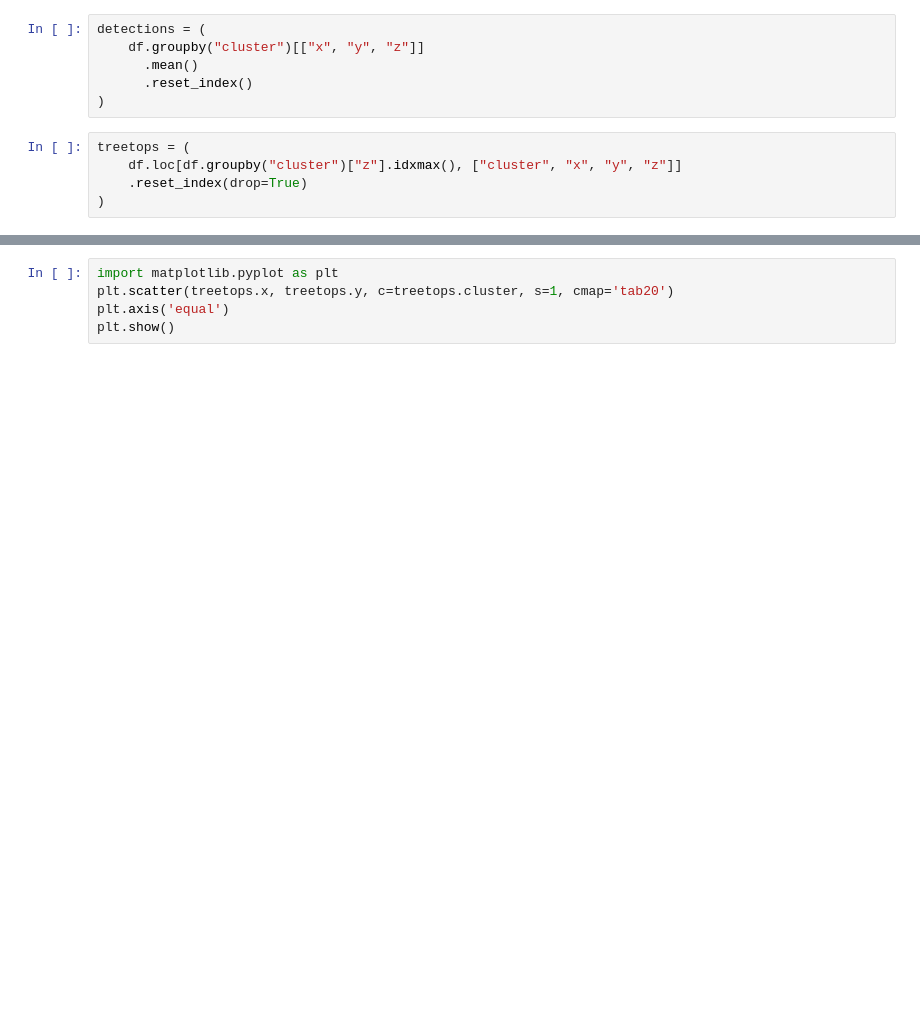
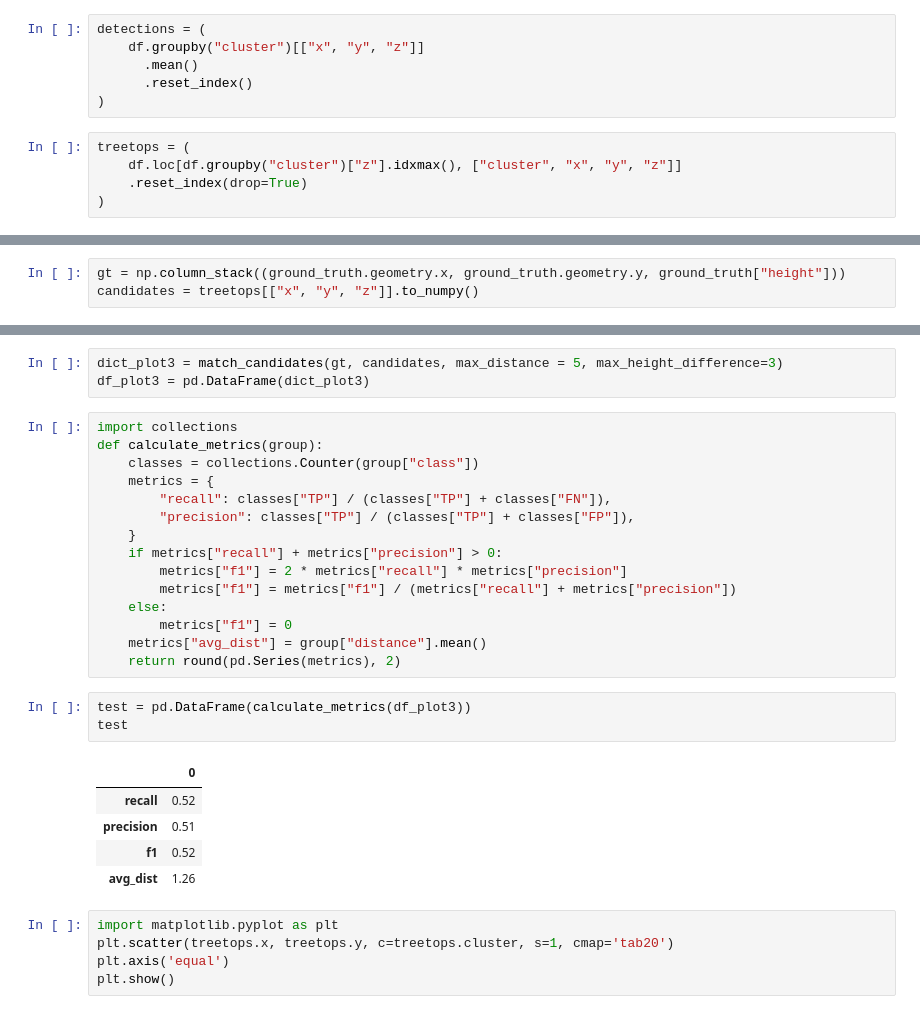
Before and after one commit to rafammi/tree_detection, a Jupyter notebook: scripts/test1.ipynb, the cells around one changed output, grey strips where cells are left out. Saved outputs shown, nothing was run; the diff lists cells and outputs as text; blank space fills up the shorter version.

```diff
--- a/scripts/test1.ipynb
+++ b/scripts/test1.ipynb
@@ -100,0 +169,3 @@ treetops
+# %%
+gt = np.column_stack((ground_truth.geometry.x, ground_truth.geometry.y, ground_truth["height"]))
+candidates = treetops[["x", "y", "z"]].to_numpy()
@@ -101,3 +279,30 @@ treetops
+# %%
+dict_plot3 = match_candidates(gt, candidates, max_distance = 5, max_height_difference=3)
+df_plot3 = pd.DataFrame(dict_plot3)
+# %%
+import collections
+def calculate_metrics(group):
+    classes = collections.Counter(group["class"])
+    metrics = {
+        "recall": classes["TP"] / (classes["TP"] + classes["FN"]),
+        "precision": classes["TP"] / (classes["TP"] + classes["FP"]),
+    }
+    if metrics["recall"] + metrics["precision"] > 0:
+        metrics["f1"] = 2 * metrics["recall"] * metrics["precision"]
+        metrics["f1"] = metrics["f1"] / (metrics["recall"] + metrics["precision"])
+    else:
+        metrics["f1"] = 0
+    metrics["avg_dist"] = group["distance"].mean()
+    return round(pd.Series(metrics), 2)
+# %%
+test = pd.DataFrame(calculate_metrics(df_plot3))
+test
+# %% [output]
+|  | 0 |
+| recall | 0.52 |
+| precision | 0.51 |
+| f1 | 0.52 |
+| avg_dist | 1.26 |
 # %%
 import matplotlib.pyplot as plt
 plt.scatter(treetops.x, treetops.y, c=treetops.cluster, s=1, cmap='tab20')
```
Also changed, not shown: parts of 19 cells of this notebook, 7 other files.
